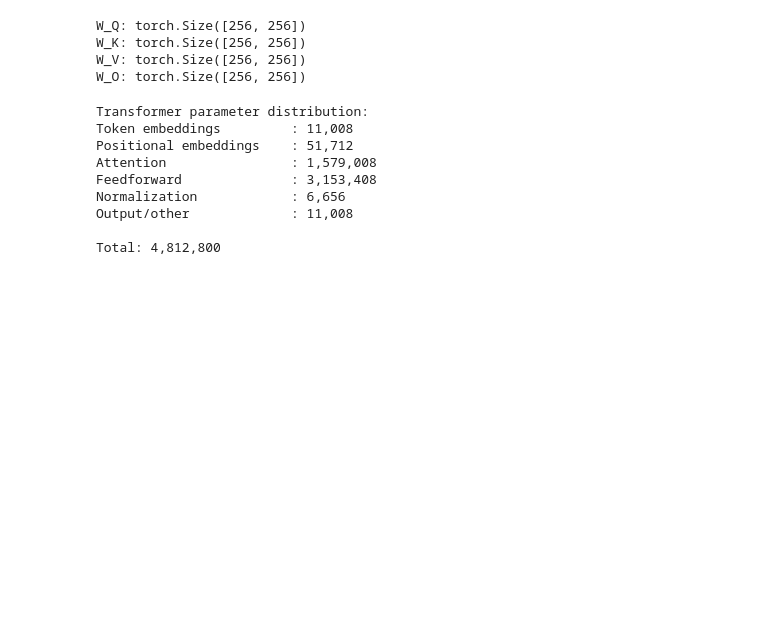
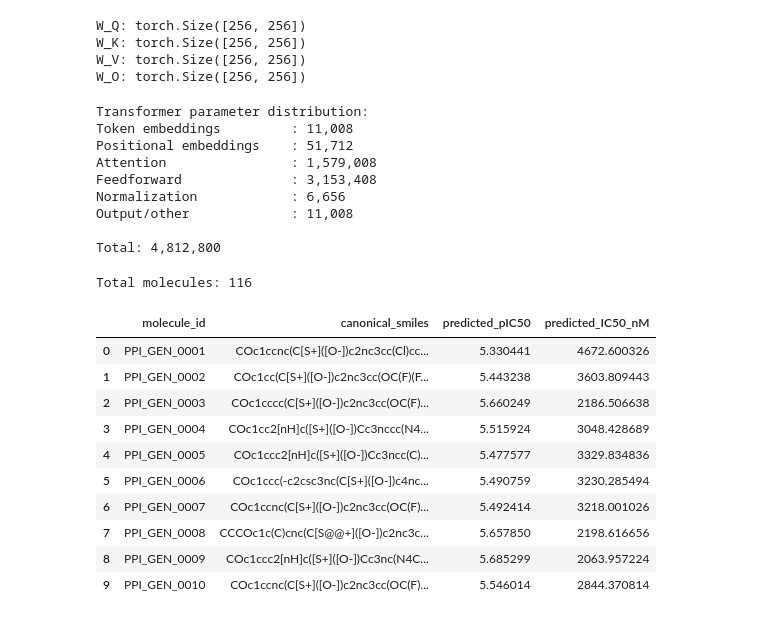
Before and after one commit to kalyanashisjana/DeepPPI, a Jupyter notebook: evaluation/04_PPI_Model_Comparison.ipynb, the cells around one changed output. Saved outputs shown, nothing was run; the diff lists cells and outputs as text; code cells hidden in the pictures; blank space fills up the shorter version.

```diff
--- a/evaluation/04_PPI_Model_Comparison.ipynb
+++ b/evaluation/04_PPI_Model_Comparison.ipynb
@@ -984,3 +984,41 @@ Normalization            : 6,656
 Output/other             : 11,008
 
 Total: 4,812,800
+# %%
+import pandas as pd
+from pathlib import Path
+
+# Works when the notebook is launched from evaluation/
+# or from the DeepPPI repository root.
+root = Path.cwd()
+
+if (root / "evaluation").is_dir():
+    csv_path = root / "evaluation/PPI_116_GINE_predictions.csv"
+else:
+    csv_path = root / "PPI_116_GINE_predictions.csv"
+
+df = pd.read_csv(csv_path)
+
+print(f"Total molecules: {len(df)}")
+
+display(
+    df[[
+        "molecule_id",
+        "canonical_smiles",
+        "predicted_pIC50",
+        "predicted_IC50_nM"
+    ]].head(10)
+)
+# %% [output]
+Total molecules: 116
+|  | molecule_id | canonical_smiles | predicted_pIC50 | predicted_IC50_nM |
+| 0 | PPI_GEN_0001 | COc1ccnc(C[S+]([O-])c2nc3cc(Cl)cc... | 5.330441 | 4672.600326 |
+| 1 | PPI_GEN_0002 | COc1cc(C[S+]([O-])c2nc3cc(OC(F)(F... | 5.443238 | 3603.809443 |
+| 2 | PPI_GEN_0003 | COc1cccc(C[S+]([O-])c2nc3cc(OC(F)... | 5.660249 | 2186.506638 |
+| 3 | PPI_GEN_0004 | COc1cc2[nH]c([S+]([O-])Cc3nccc(N4... | 5.515924 | 3048.428689 |
+| 4 | PPI_GEN_0005 | COc1ccc2[nH]c([S+]([O-])Cc3ncc(C)... | 5.477577 | 3329.834836 |
+| 5 | PPI_GEN_0006 | COc1ccc(-c2csc3nc(C[S+]([O-])c4nc... | 5.490759 | 3230.285494 |
+| 6 | PPI_GEN_0007 | COc1ccnc(C[S+]([O-])c2nc3cc(OC(F)... | 5.492414 | 3218.001026 |
+| 7 | PPI_GEN_0008 | CCCOc1c(C)cnc(C[S@@+]([O-])c2nc3c... | 5.657850 | 2198.616656 |
+| 8 | PPI_GEN_0009 | COc1ccc2[nH]c([S+]([O-])Cc3nc(N4C... | 5.685299 | 2063.957224 |
+| 9 | PPI_GEN_0010 | COc1ccnc(C[S+]([O-])c2nc3cc(OC(F)... | 5.546014 | 2844.370814 |
```
Also changed, not shown: parts of 2 cells of this notebook, 2 other files.
